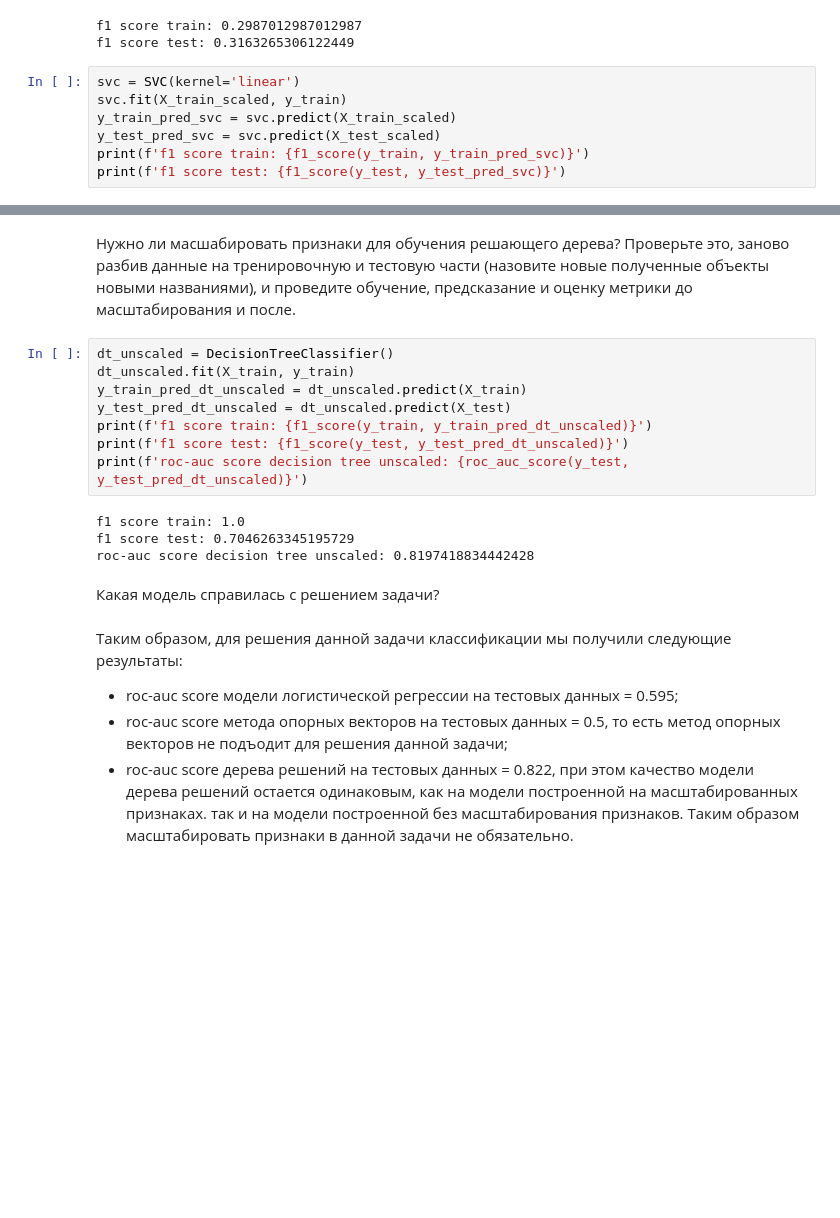
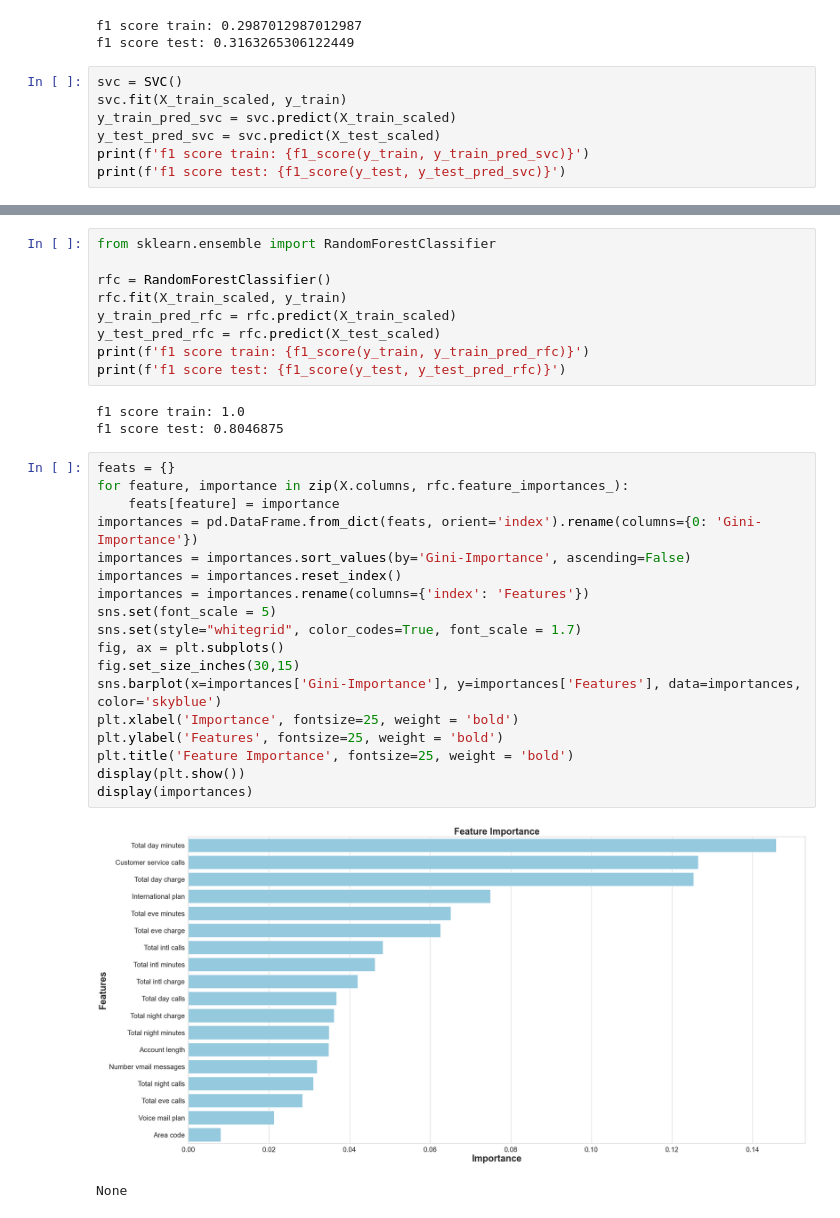
Before and after one commit to SvetlanaBurlakova/Python_for_DS, a Jupyter notebook: ML_HW_11.ipynb, the cells around one changed output, grey strips where cells are left out. Drawn from its saved outputs; the diff is of its cells as text; blank space fills up the shorter version.

```diff
--- a/ML_HW_11.ipynb
+++ b/ML_HW_11.ipynb
@@ -150,7 +120,7 @@ print(f'f1 score test: {f1_score(y_test, y_test_pred_lg)}')
 f1 score train: 0.2987012987012987
 f1 score test: 0.3163265306122449
 # %%
-svc = SVC(kernel='linear')
+svc = SVC()
 svc.fit(X_train_scaled, y_train)
 y_train_pred_svc = svc.predict(X_train_scaled)
 y_test_pred_svc = svc.predict(X_test_scaled)
@@ -188,21 +144,33 @@ roc-auc score decision tree: 0.8219600725952813
-# %% [markdown]
-Нужно ли масшабировать признаки для обучения решающего дерева? Проверьте это, заново разбив данные на тренировочную и тестовую части (назовите новые полученные объекты новыми названиями), и проведите обучение, предсказание и оценку метрики до масштабирования и после.
 # %%
-dt_unscaled = DecisionTreeClassifier()
-dt_unscaled.fit(X_train, y_train)
-y_train_pred_dt_unscaled = dt_unscaled.predict(X_train)
-y_test_pred_dt_unscaled = dt_unscaled.predict(X_test)
-print(f'f1 score train: {f1_score(y_train, y_train_pred_dt_unscaled)}')
-print(f'f1 score test: {f1_score(y_test, y_test_pred_dt_unscaled)}')
-print(f'roc-auc score decision tree unscaled: {roc_auc_score(y_test, y_test_pred_dt_unscaled)}')
+from sklearn.ensemble import RandomForestClassifier
+
+rfc = RandomForestClassifier()
+rfc.fit(X_train_scaled, y_train)
+y_train_pred_rfc = rfc.predict(X_train_scaled)
+y_test_pred_rfc = rfc.predict(X_test_scaled)
+print(f'f1 score train: {f1_score(y_train, y_train_pred_rfc)}')
+print(f'f1 score test: {f1_score(y_test, y_test_pred_rfc)}')
 # %% [output]
 f1 score train: 1.0
-f1 score test: 0.7046263345195729
-roc-auc score decision tree unscaled: 0.8197418834442428
+f1 score test: 0.8046875
-# %% [markdown]
-Какая модель справилась с решением задачи?
-# %% [markdown]
-Таким образом, для решения данной задачи классификации мы получили следующие результаты:
-- roc-auc score модели логистической регрессии на тестовых данных = 0.595;
-- roc-auc score метода опорных векторов на тестовых данных = 0.5, то есть метод опорных векторов не подъодит для решения данной задачи;
-- roc-auc score дерева решений на тестовых данных = 0.822, при этом качество модели дерева решений остается одинаковым, как на модели построенной на масштабированных признаках. так и на модели построенной без масштабирования признаков. Таким образом масштабировать признаки в данной задачи не обязательно.
+# %%
+feats = {}
+for feature, importance in zip(X.columns, rfc.feature_importances_):
+    feats[feature] = importance
+importances = pd.DataFrame.from_dict(feats, orient='index').rename(columns={0: 'Gini-Importance'})
+importances = importances.sort_values(by='Gini-Importance', ascending=False)
+importances = importances.reset_index()
+importances = importances.rename(columns={'index': 'Features'})
+sns.set(font_scale = 5)
+sns.set(style="whitegrid", color_codes=True, font_scale = 1.7)
+fig, ax = plt.subplots()
+fig.set_size_inches(30,15)
+sns.barplot(x=importances['Gini-Importance'], y=importances['Features'], data=importances, color='skyblue')
+plt.xlabel('Importance', fontsize=25, weight = 'bold')
+plt.ylabel('Features', fontsize=25, weight = 'bold')
+plt.title('Feature Importance', fontsize=25, weight = 'bold')
+display(plt.show())
+display(importances)
+# %% [output]
+[figure, added]
+None
```
Also changed, not shown: parts of 21 cells of this notebook.
